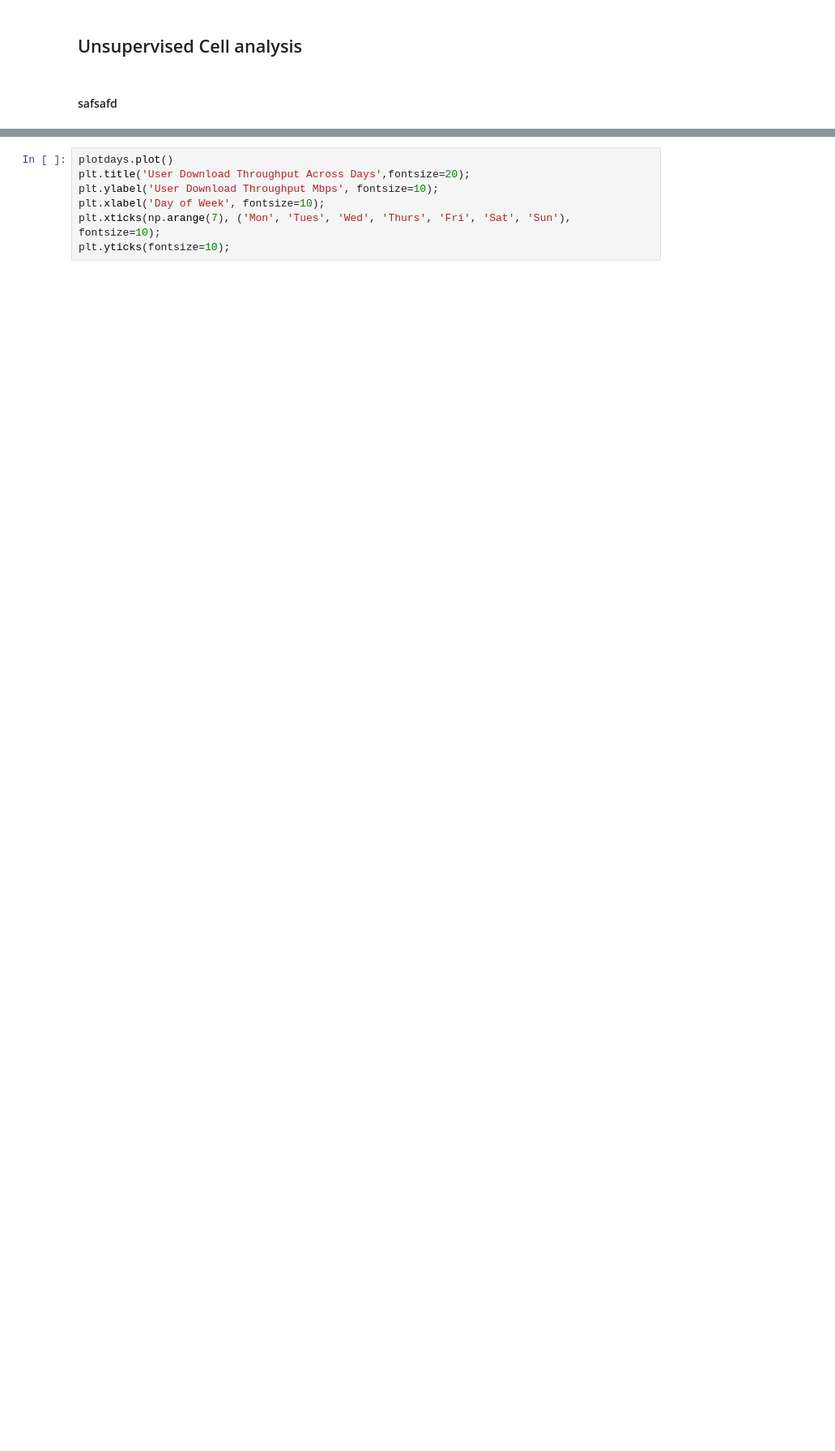
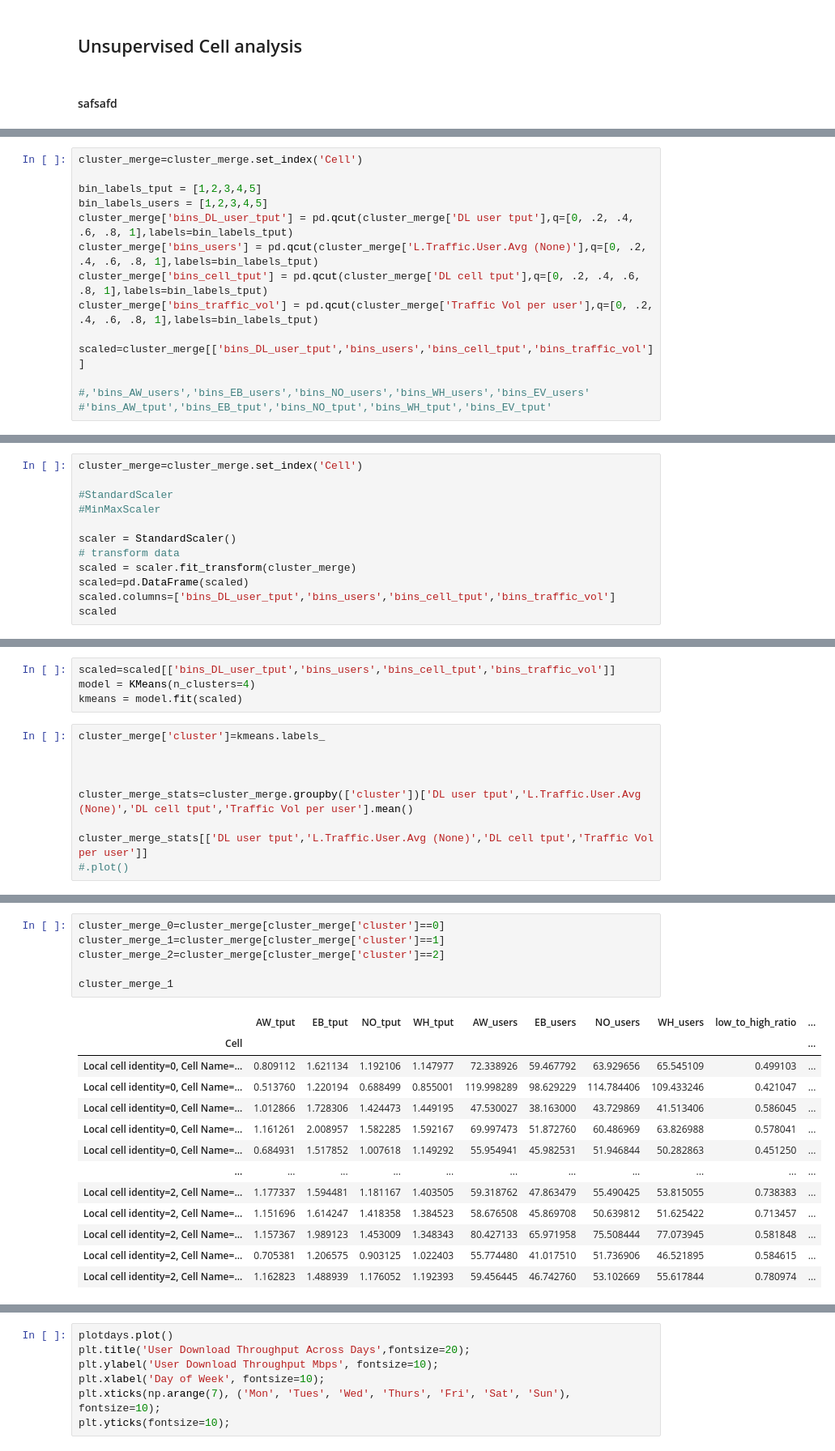
Before and after one commit to athalji/Timeseries_Forecasting_AWS, a Jupyter notebook: data_exploration.ipynb, the cells around one changed output, grey strips where cells are left out. Shown at 81% size. Cells and saved outputs as stored; diff of their text form; blank space fills up the shorter version.

```diff
--- a/data_exploration.ipynb
+++ b/data_exploration.ipynb
@@ -366,0 +432,14 @@ df_cluster
+# %%
+cluster_merge=cluster_merge.set_index('Cell')
+
+bin_labels_tput = [1,2,3,4,5]
+bin_labels_users = [1,2,3,4,5]
+cluster_merge['bins_DL_user_tput'] = pd.qcut(cluster_merge['DL user tput'],q=[0, .2, .4, .6, .8, 1],labels=bin_labels_tput)
+cluster_merge['bins_users'] = pd.qcut(cluster_merge['L.Traffic.User.Avg (None)'],q=[0, .2, .4, .6, .8, 1],labels=bin_labels_tput)
+cluster_merge['bins_cell_tput'] = pd.qcut(cluster_merge['DL cell tput'],q=[0, .2, .4, .6, .8, 1],labels=bin_labels_tput)
+cluster_merge['bins_traffic_vol'] = pd.qcut(cluster_merge['Traffic Vol per user'],q=[0, .2, .4, .6, .8, 1],labels=bin_labels_tput)
+
+scaled=cluster_merge[['bins_DL_user_tput','bins_users','bins_cell_tput','bins_traffic_vol']]
+
+#,'bins_AW_users','bins_EB_users','bins_NO_users','bins_WH_users','bins_EV_users'
+#'bins_AW_tput','bins_EB_tput','bins_NO_tput','bins_WH_tput','bins_EV_tput'
@@ -366,0 +463,12 @@ df_cluster
+# %%
+cluster_merge=cluster_merge.set_index('Cell')
+
+#StandardScaler
+#MinMaxScaler
+
+scaler = StandardScaler()
+# transform data
+scaled = scaler.fit_transform(cluster_merge)
+scaled=pd.DataFrame(scaled)
+scaled.columns=['bins_DL_user_tput','bins_users','bins_cell_tput','bins_traffic_vol']
+scaled
@@ -366,0 +489,13 @@ df_cluster
+# %%
+scaled=scaled[['bins_DL_user_tput','bins_users','bins_cell_tput','bins_traffic_vol']]
+model = KMeans(n_clusters=4)
+kmeans = model.fit(scaled)
+# %%
+cluster_merge['cluster']=kmeans.labels_
+
+
+
+cluster_merge_stats=cluster_merge.groupby(['cluster'])['DL user tput','L.Traffic.User.Avg (None)','DL cell tput','Traffic Vol per user'].mean()
+
+cluster_merge_stats[['DL user tput','L.Traffic.User.Avg (None)','DL cell tput','Traffic Vol per user']]
+#.plot()
@@ -366,0 +509,20 @@ df_cluster
+# %%
+cluster_merge_0=cluster_merge[cluster_merge['cluster']==0]
+cluster_merge_1=cluster_merge[cluster_merge['cluster']==1]
+cluster_merge_2=cluster_merge[cluster_merge['cluster']==2]
+
+cluster_merge_1
+# %% [output]
+|  | AW_tput | EB_tput | NO_tput | WH_tput | AW_users | EB_users | NO_users | WH_users | low_to_high_ratio | ... |
+| Cell |  |  |  |  |  |  |  |  |  | ... |
+| Local cell identity=0, Cell Name=... | 0.809112 | 1.621134 | 1.192106 | 1.147977 | 72.338926 | 59.467792 | 63.929656 | 65.545109 | 0.499103 | ... |
+| Local cell identity=0, Cell Name=... | 0.513760 | 1.220194 | 0.688499 | 0.855001 | 119.998289 | 98.629229 | 114.784406 | 109.433246 | 0.421047 | ... |
+| Local cell identity=0, Cell Name=... | 1.012866 | 1.728306 | 1.424473 | 1.449195 | 47.530027 | 38.163000 | 43.729869 | 41.513406 | 0.586045 | ... |
+| Local cell identity=0, Cell Name=... | 1.161261 | 2.008957 | 1.582285 | 1.592167 | 69.997473 | 51.872760 | 60.486969 | 63.826988 | 0.578041 | ... |
+| Local cell identity=0, Cell Name=... | 0.684931 | 1.517852 | 1.007618 | 1.149292 | 55.954941 | 45.982531 | 51.946844 | 50.282863 | 0.451250 | ... |
+| ... | ... | ... | ... | ... | ... | ... | ... | ... | ... | ... |
+| Local cell identity=2, Cell Name=... | 1.177337 | 1.594481 | 1.181167 | 1.403505 | 59.318762 | 47.863479 | 55.490425 | 53.815055 | 0.738383 | ... |
+| Local cell identity=2, Cell Name=... | 1.151696 | 1.614247 | 1.418358 | 1.384523 | 58.676508 | 45.869708 | 50.639812 | 51.625422 | 0.713457 | ... |
+| Local cell identity=2, Cell Name=... | 1.157367 | 1.989123 | 1.453009 | 1.348343 | 80.427133 | 65.971958 | 75.508444 | 77.073945 | 0.581848 | ... |
+| Local cell identity=2, Cell Name=... | 0.705381 | 1.206575 | 0.903125 | 1.022403 | 55.774480 | 41.017510 | 51.736906 | 46.521895 | 0.584615 | ... |
+| Local cell identity=2, Cell Name=... | 1.162823 | 1.488939 | 1.176052 | 1.192393 | 59.456445 | 46.742760 | 53.102669 | 55.617844 | 0.780974 | ... |
```
Also changed, not shown: parts of 28 cells of this notebook.
